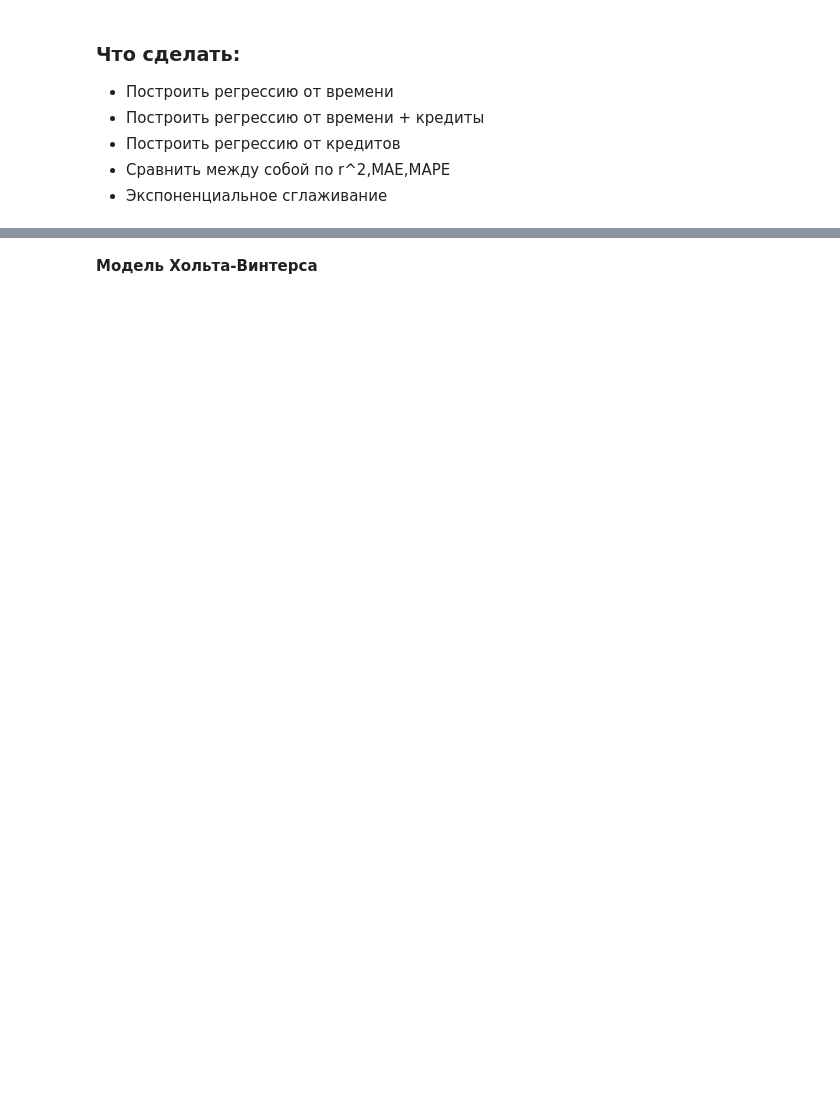
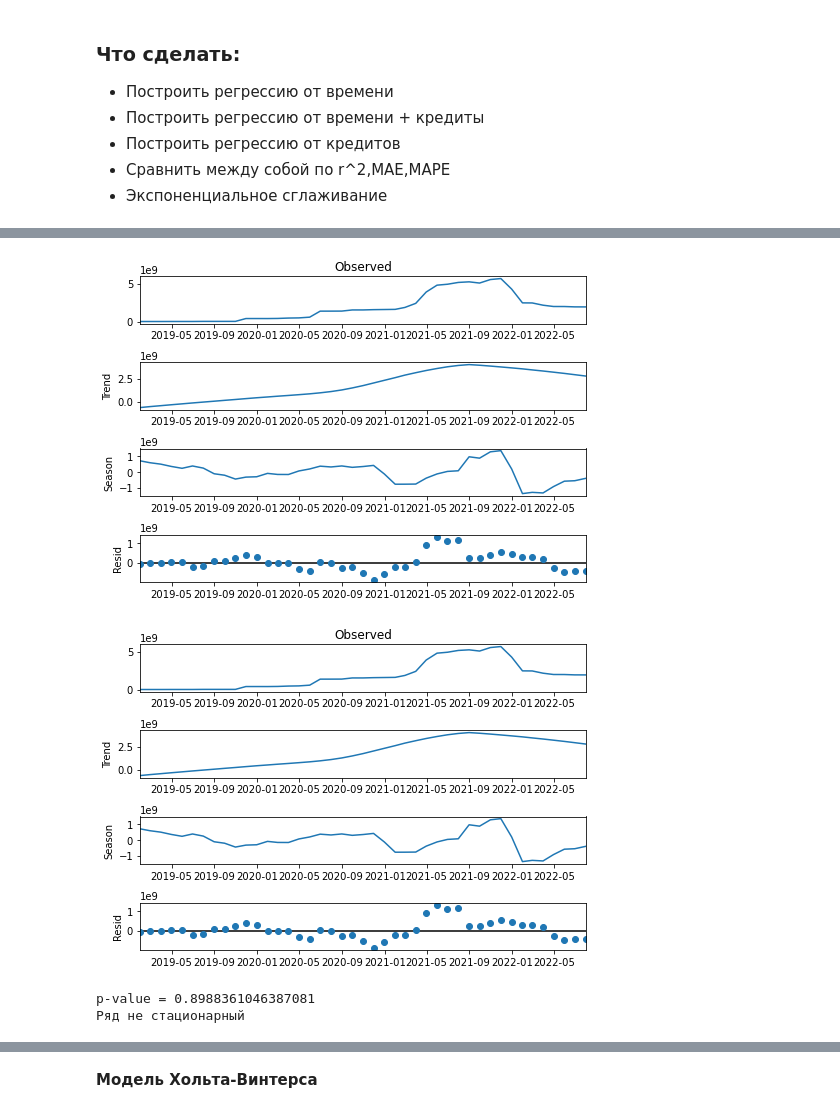
Before and after one commit to lisa2271/Praktika, a Jupyter notebook: praktika.ipynb, the cells around one changed output, grey strips where cells are left out. Cells and saved outputs as stored; diff of their text form; code cells hidden in the pictures; blank space fills up the shorter version.

```diff
--- a/praktika.ipynb
+++ b/praktika.ipynb
@@ -234,0 +196,17 @@ plot_acf(stl.resid)
+# %%
+stl = STL(df2, period=12).fit()
+stl.plot()
+# %% [output]
+[figure, added]
+[figure, added]
+# %%
+from statsmodels.tsa.stattools import adfuller
+adf_test = adfuller(stl.observed)
+print('p-value = ' + str(adf_test[1]))
+if adf_test[1]>0.05:
+    print('Ряд не стационарный')
+else:
+    print('Ряд стационарный')
+# %% [output]
+p-value = 0.8988361046387081
+Ряд не стационарный
```
Also changed, not shown: parts of 75 cells of this notebook, 1 other file.
